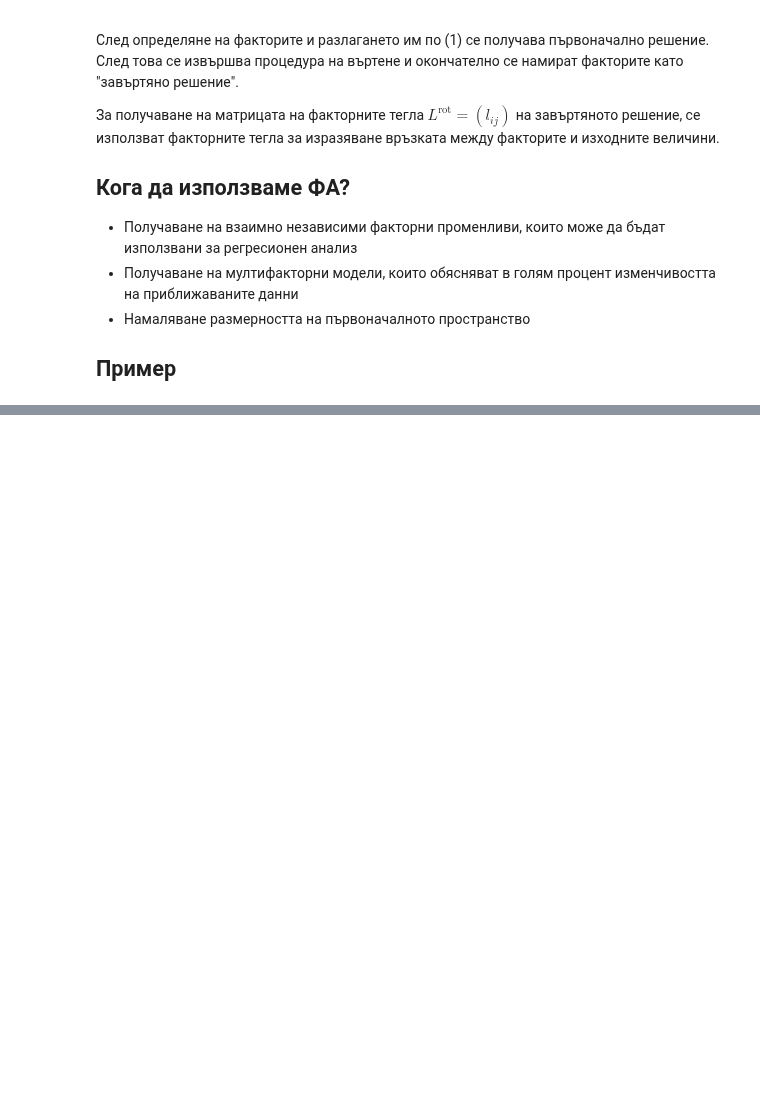
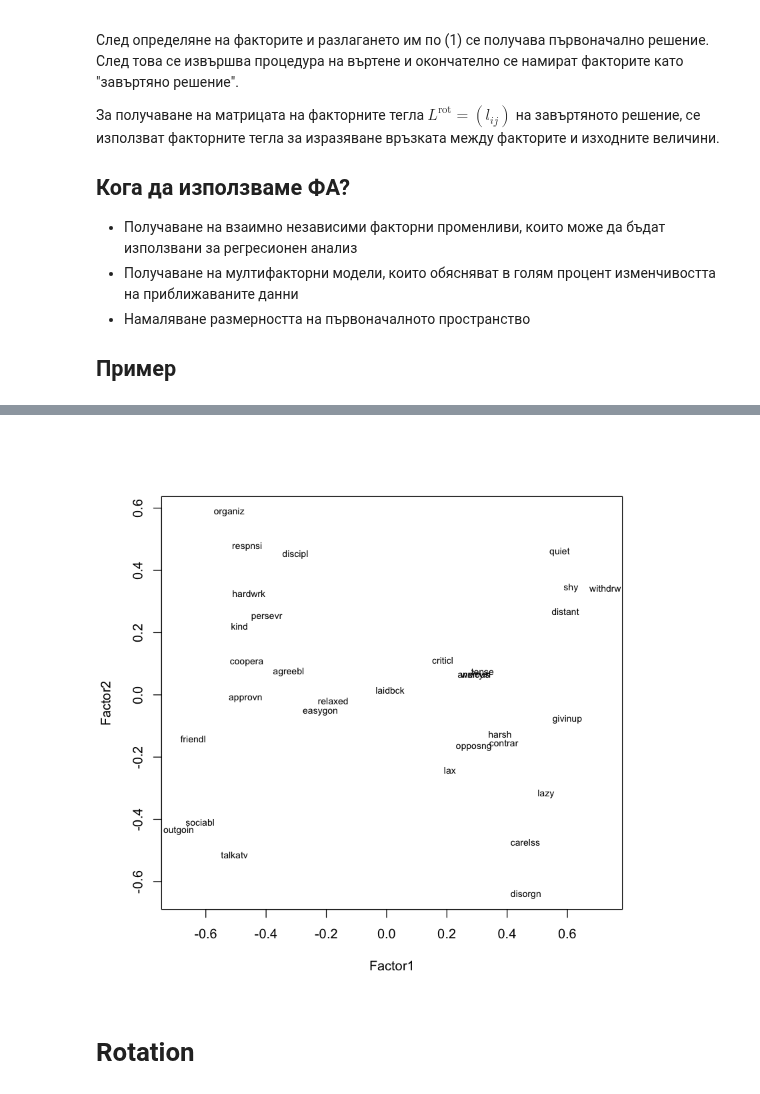
Before and after one commit to andybala/curiousily.github.com, a Jupyter notebook: notebooks/20.ml_basics_probability_factor_analysis.ipynb, the cells around one changed output, grey strips where cells are left out. Cells and saved outputs as stored; diff of their text form; code cells hidden in the pictures; blank space fills up the shorter version.

```diff
--- a/notebooks/20.ml_basics_probability_factor_analysis.ipynb
+++ b/notebooks/20.ml_basics_probability_factor_analysis.ipynb
@@ -92,0 +89,4 @@ $$\sum_{i=1}^n||P_kx_i||^2 \geq .95\sum_{i=1}^n||x_i||^2$$
+# %%
+data_scaled <- scale(data)
+# %%
+fit <- factanal(data_scaled, factors = 10, rotation = "none", na.action = na.omit)
@@ -92,0 +124,8 @@ $$\sum_{i=1}^n||P_kx_i||^2 \geq .95\sum_{i=1}^n||x_i||^2$$
+# %%
+load = fit$loadings[,1:2]
+plot(load, type="n") # set up plot
+text(load, labels=names(data), cex=.7) # add variable names
+# %% [output]
+[figure, added]
+# %% [markdown]
+# Rotation
```
Also changed, not shown: parts of 10 cells of this notebook, 1 other file.
